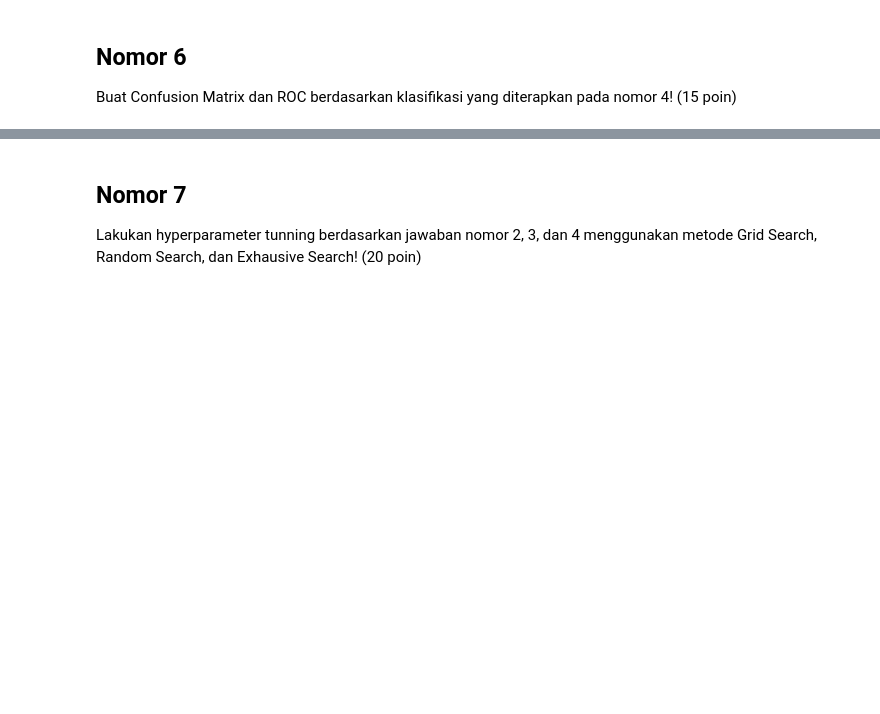
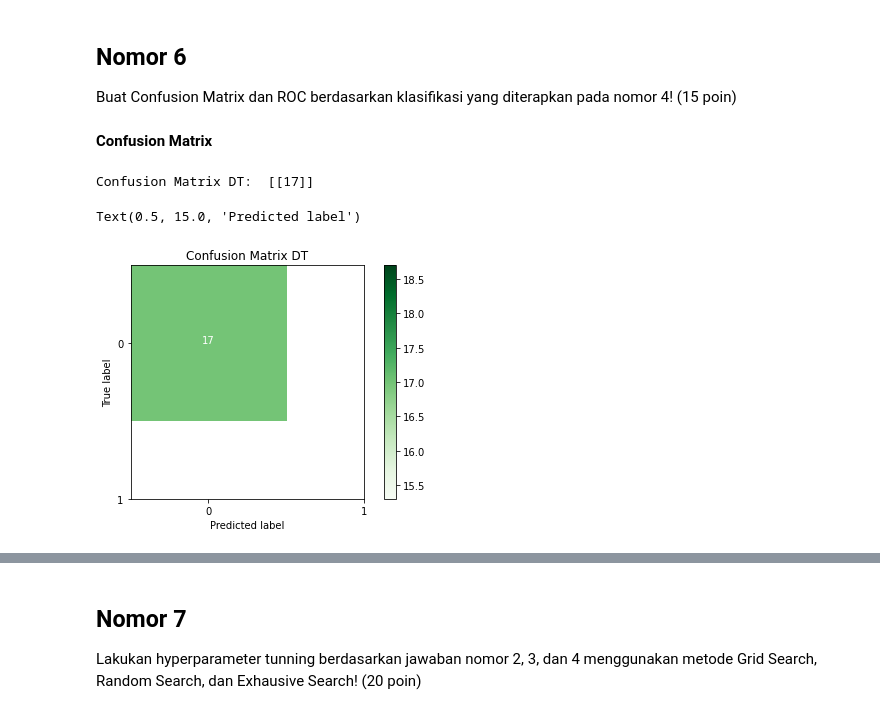
Before and after one commit to tsaniarisqi/Machine_Learning_2022, a Jupyter notebook: kuis02/Kuis02.ipynb, the cells around one changed output, grey strips where cells are left out. Drawn from its saved outputs; the diff is of its cells as text; code cells hidden in the pictures; blank space fills up the shorter version.

```diff
--- a/kuis02/Kuis02.ipynb
+++ b/kuis02/Kuis02.ipynb
@@ -272,14 +355,17 @@ from sklearn.metrics import accuracy_score, classification_report
 # %%
-dt = DecisionTreeClassifier()
+dt = DecisionTreeClassifier(max_depth=6, random_state=1)
+
+# X_train = X_train.values.reshape(-1, 1)
+# X_test = X_test.values.reshape(-1, 1)
 
 # Sesuaikan dt ke set training
-dt.fit(df_train, df_val)
+dt.fit(X_train, y_train)
 
 # Memprediksi label set test
-y_pred_dt = dt.predict(df_unseen)
+y_pred_dt = dt.predict(X_test)
 
 #  menghitung set accuracy
-acc_dt = accuracy_score(df_test, y_pred_dt)
+acc_dt = accuracy_score(y_test, y_pred_dt)
 print("Test set accuracy: {:.2f}".format(acc_dt))
 print(f"Test set accuracy: {acc_dt}")
 # %% [output]
@@ -290,3 +406,5 @@ Terapkan sebuah metode prediksi (berdasarkan tahun, misal: jumlah kegiatan pada
 # %% [markdown]
 ## Nomor 6
 Buat Confusion Matrix dan ROC berdasarkan klasifikasi yang diterapkan pada nomor 4! (15 poin)
+# %% [markdown]
+**Confusion Matrix**
@@ -292,0 +416,31 @@ Buat Confusion Matrix dan ROC berdasarkan klasifikasi yang diterapkan pada nomor
+# %%
+# confution matrix dt
+y_preds_dt = dt.predict(X_test)
+
+print('Confusion Matrix DT: ', confusion_matrix(y_test, y_preds_dt))
+
+# visualisasi confution matrix dt
+conf_dt = confusion_matrix(y_test, y_preds_dt)
+classes = [0, 1]
+
+plt.imshow(conf_dt, interpolation='nearest', cmap=plt.cm.Greens)
+plt.title("Confusion Matrix DT")
+plt.colorbar()
+tick_marks = np.arange(len(classes))
+plt.xticks(tick_marks, classes)
+plt.yticks(tick_marks, classes)
+
+fmt = 'd'
+thresh = conf_dt.max() / 2.
+for i, j in itertools.product(range(conf_dt.shape[0]), range(conf_dt.shape[1])):
+    plt.text(j, i, format(conf_dt[i, j], fmt),
+             horizontalalignment="center",
+             color="white" if conf_dt[i, j] > thresh else "black")
+
+plt.tight_layout()
+plt.ylabel('True label')
+plt.xlabel('Predicted label')
+# %% [output]
+Confusion Matrix DT:  [[17]]
+Text(0.5, 15.0, 'Predicted label')
+[figure, added]
```
Also changed, not shown: parts of 22 cells of this notebook.
